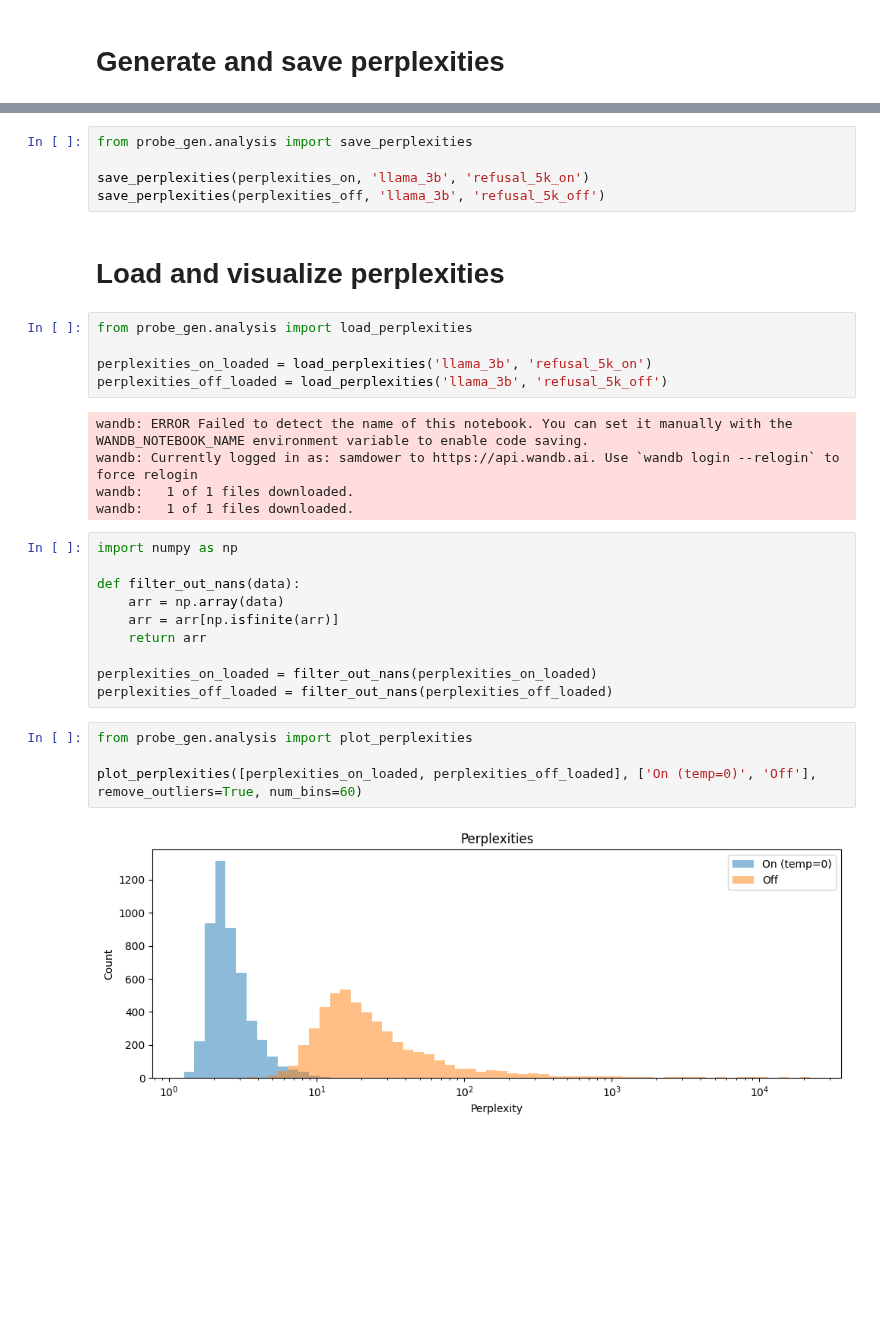
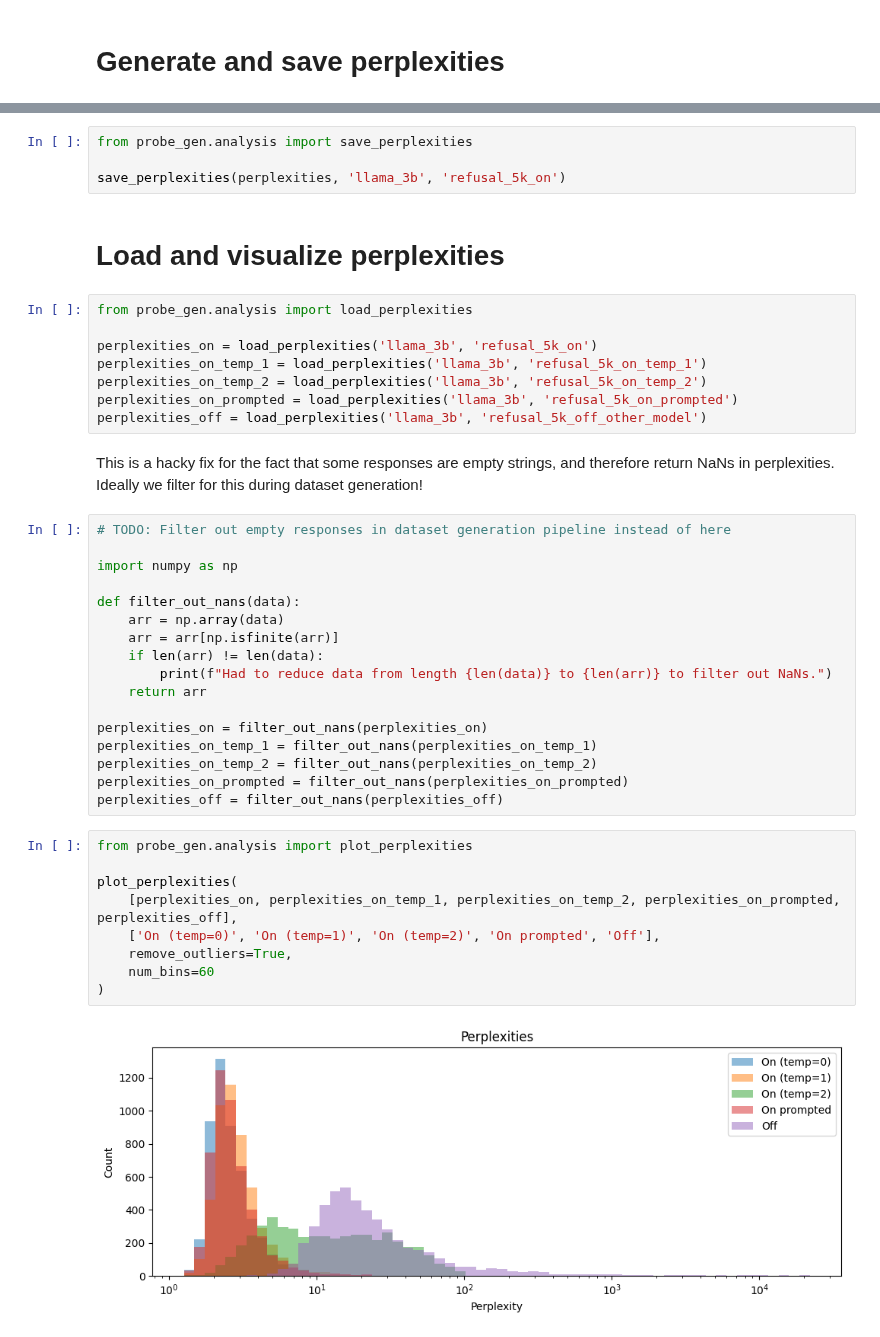
Before and after one commit to SamDower/LASR-probe-gen, a Jupyter notebook: notebooks/PerplexityAnalysis.ipynb, the cells around one changed output, grey strips where cells are left out. Drawn from its saved outputs; the diff is of its cells as text; blank space fills up the shorter version.

Commit message:
Cleaned up activation analysis notebook

```diff
--- a/notebooks/PerplexityAnalysis.ipynb
+++ b/notebooks/PerplexityAnalysis.ipynb
@@ -50,33 +27,44 @@ processing response 4500
 # %%
 from probe_gen.analysis import save_perplexities
 
-save_perplexities(perplexities_on, 'llama_3b', 'refusal_5k_on')
-save_perplexities(perplexities_off, 'llama_3b', 'refusal_5k_off')
+save_perplexities(perplexities, 'llama_3b', 'refusal_5k_on')
 # %% [markdown]
 # Load and visualize perplexities
 # %%
 from probe_gen.analysis import load_perplexities
 
-perplexities_on_loaded = load_perplexities('llama_3b', 'refusal_5k_on')
-perplexities_off_loaded = load_perplexities('llama_3b', 'refusal_5k_off')
+perplexities_on = load_perplexities('llama_3b', 'refusal_5k_on')
+perplexities_on_temp_1 = load_perplexities('llama_3b', 'refusal_5k_on_temp_1')
+perplexities_on_temp_2 = load_perplexities('llama_3b', 'refusal_5k_on_temp_2')
+perplexities_on_prompted = load_perplexities('llama_3b', 'refusal_5k_on_prompted')
+perplexities_off = load_perplexities('llama_3b', 'refusal_5k_off_other_model')
-# %% [output]
-wandb: ERROR Failed to detect the name of this notebook. You can set it manually with the WANDB_NOTEBOOK_NAME environment variable to enable code saving.
-wandb: Currently logged in as: samdower to https://api.wandb.ai. Use `wandb login --relogin` to force relogin
-wandb:   1 of 1 files downloaded.
-wandb:   1 of 1 files downloaded.
+# %% [markdown]
+This is a hacky fix for the fact that some responses are empty strings, and therefore return NaNs in perplexities. Ideally we filter for this during dataset generation!
 # %%
+# TODO: Filter out empty responses in dataset generation pipeline instead of here
+
 import numpy as np
 
 def filter_out_nans(data):
     arr = np.array(data)
     arr = arr[np.isfinite(arr)]
+    if len(arr) != len(data):
+        print(f"Had to reduce data from length {len(data)} to {len(arr)} to filter out NaNs.")
     return arr
 
-perplexities_on_loaded = filter_out_nans(perplexities_on_loaded)
-perplexities_off_loaded = filter_out_nans(perplexities_off_loaded)
+perplexities_on = filter_out_nans(perplexities_on)
+perplexities_on_temp_1 = filter_out_nans(perplexities_on_temp_1)
+perplexities_on_temp_2 = filter_out_nans(perplexities_on_temp_2)
+perplexities_on_prompted = filter_out_nans(perplexities_on_prompted)
+perplexities_off = filter_out_nans(perplexities_off)
 # %%
 from probe_gen.analysis import plot_perplexities
 
-plot_perplexities([perplexities_on_loaded, perplexities_off_loaded], ['On (temp=0)', 'Off'], remove_outliers=True, num_bins=60)
+plot_perplexities(
+    [perplexities_on, perplexities_on_temp_1, perplexities_on_temp_2, perplexities_on_prompted, perplexities_off],
+    ['On (temp=0)', 'On (temp=1)', 'On (temp=2)', 'On prompted', 'Off'],
+    remove_outliers=True,
+    num_bins=60
+)
 # %% [output]
-[figure, old version]
+[figure, new version]
```
Also changed, not shown: parts of 3 cells of this notebook, 3 other files.
